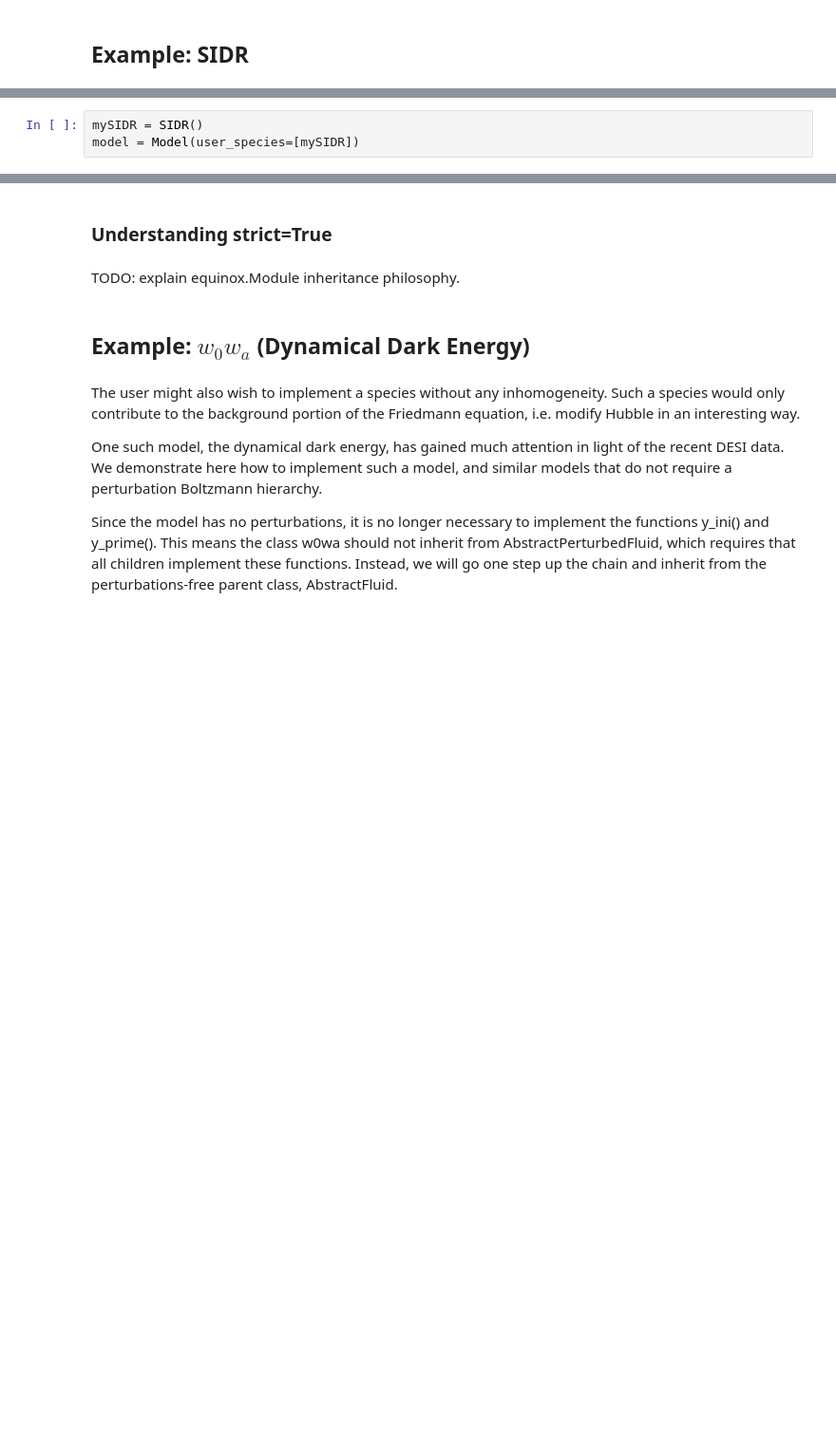
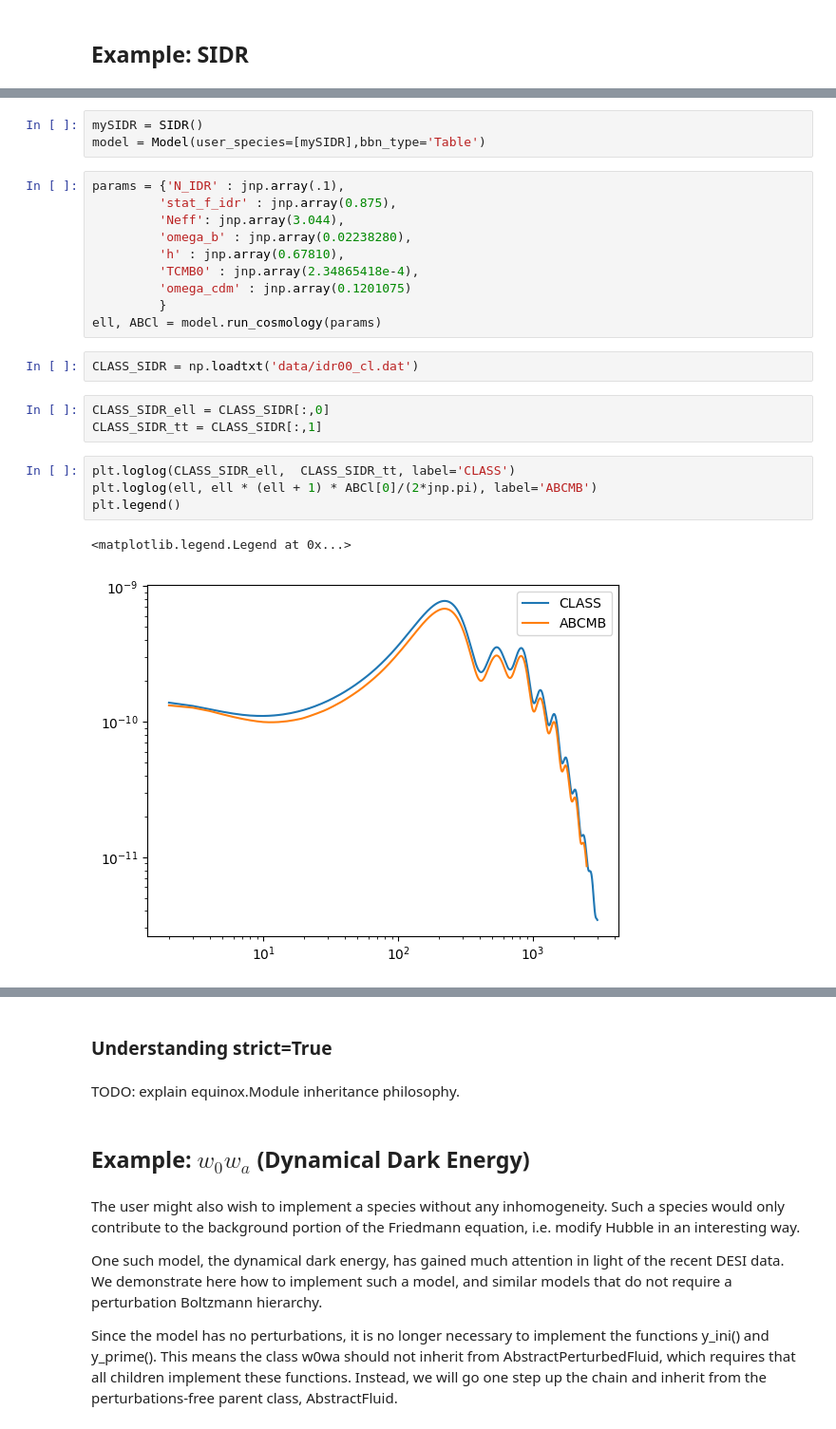
Before and after one commit to cgiovanetti/ABCMB-k, a Jupyter notebook: example_notebooks/Modifying_ABCMB.ipynb, the cells around one changed output, grey strips where cells are left out. Shown at 95% size. Drawn from its saved outputs; the diff is of its cells as text; blank space fills up the shorter version.

```diff
--- a/example_notebooks/Modifying_ABCMB.ipynb
+++ b/example_notebooks/Modifying_ABCMB.ipynb
@@ -94,4 +97,26 @@ class SIDR(AbstractStandardPerturbedFluid, strict=True):
         return jnp.array([delta_prime, theta_prime])
 # %%
 mySIDR = SIDR()
-model = Model(user_species=[mySIDR])
+model = Model(user_species=[mySIDR],bbn_type='Table')
+# %%
+params = {'N_IDR' : jnp.array(.1),
+         'stat_f_idr' : jnp.array(0.875),
+         'Neff': jnp.array(3.044),
+         'omega_b' : jnp.array(0.02238280),
+         'h' : jnp.array(0.67810),
+         'TCMB0' : jnp.array(2.34865418e-4),
+         'omega_cdm' : jnp.array(0.1201075)
+         }
+ell, ABCl = model.run_cosmology(params)
+# %%
+CLASS_SIDR = np.loadtxt('data/idr00_cl.dat')
+# %%
+CLASS_SIDR_ell = CLASS_SIDR[:,0]
+CLASS_SIDR_tt = CLASS_SIDR[:,1]
+# %%
+plt.loglog(CLASS_SIDR_ell,  CLASS_SIDR_tt, label='CLASS')
+plt.loglog(ell, ell * (ell + 1) * ABCl[0]/(2*jnp.pi), label='ABCMB')
+plt.legend()
+# %% [output]
+<matplotlib.legend.Legend at 0x...>
+[figure, added]
```
Also changed, not shown: parts of 4 cells of this notebook, 2 other files.
